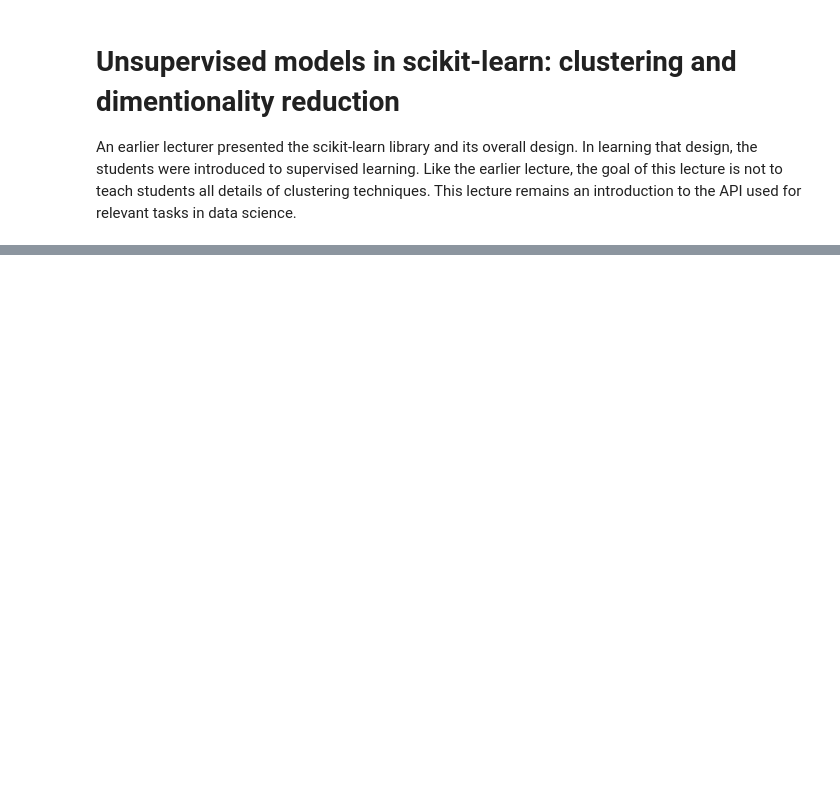
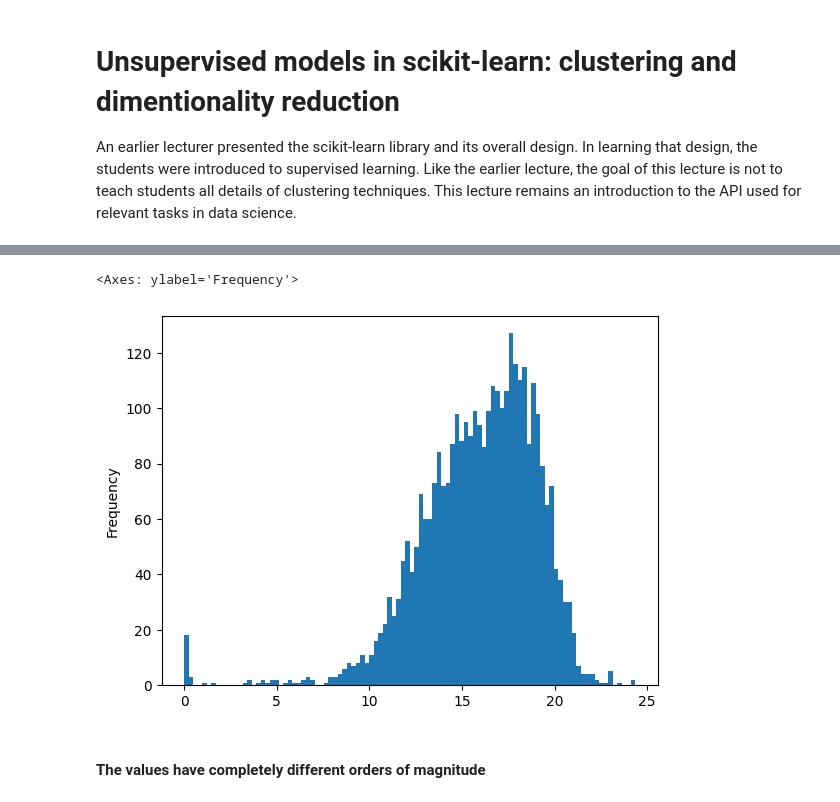
Before and after one commit to falconair/lectures, a Jupyter notebook: lectures/070_scikit_learn/110-unsupervised_learning.ipynb, the cells around one changed output, grey strips where cells are left out. Cells and saved outputs as stored; diff of their text form; code cells hidden in the pictures; blank space fills up the shorter version.

```diff
--- a/lectures/070_scikit_learn/110-unsupervised_learning.ipynb
+++ b/lectures/070_scikit_learn/110-unsupervised_learning.ipynb
@@ -275,0 +347,7 @@ pd.concat([
+# %%
+np.log(features_df['avg_dollar_vol'] + 1).plot.hist(bins=100)
+# %% [output]
+<Axes: ylabel='Frequency'>
+[figure, added]
+# %% [markdown]
+#### The values have completely different orders of magnitude
```
Also changed, not shown: parts of 167 cells of this notebook.
